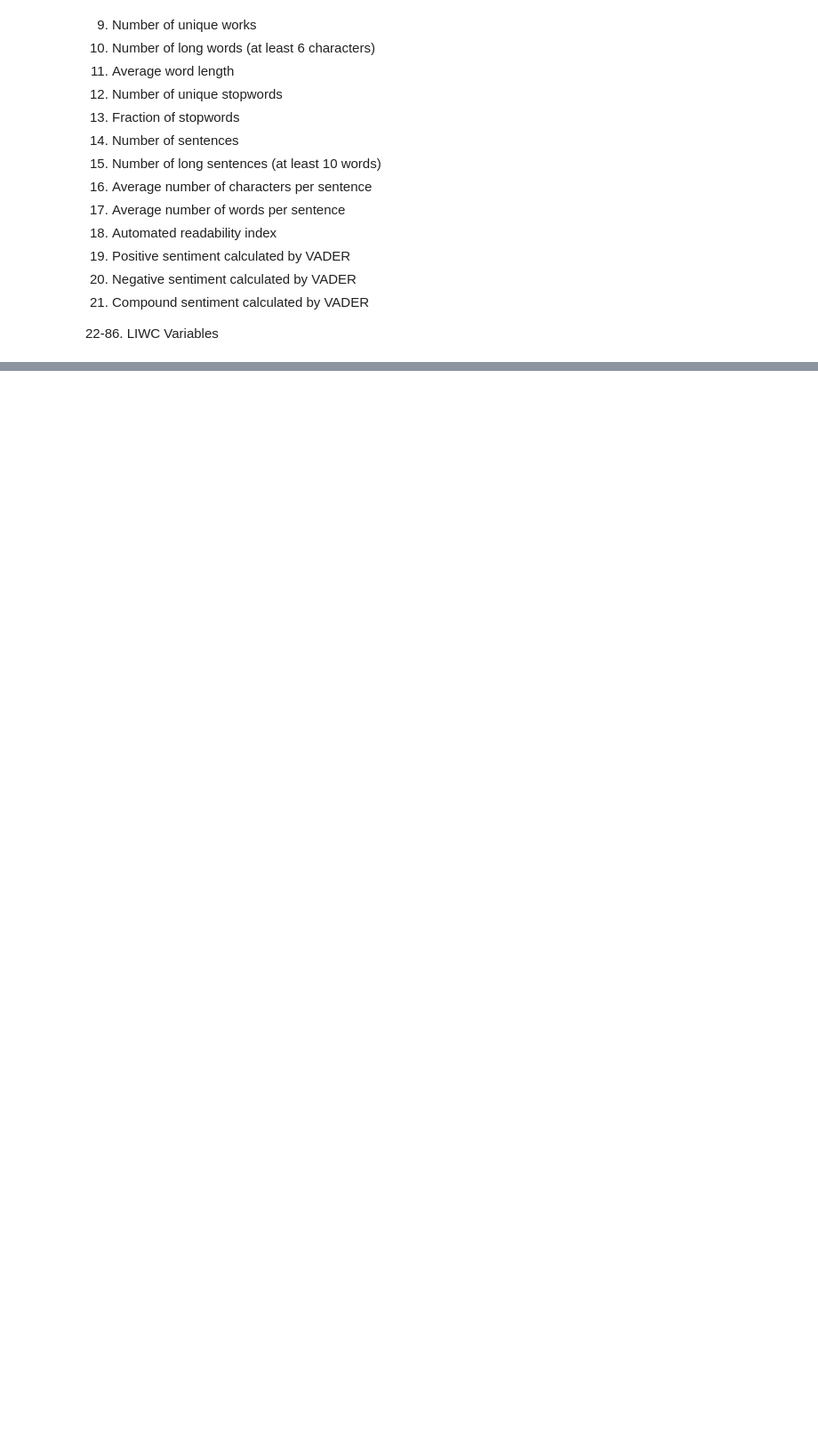
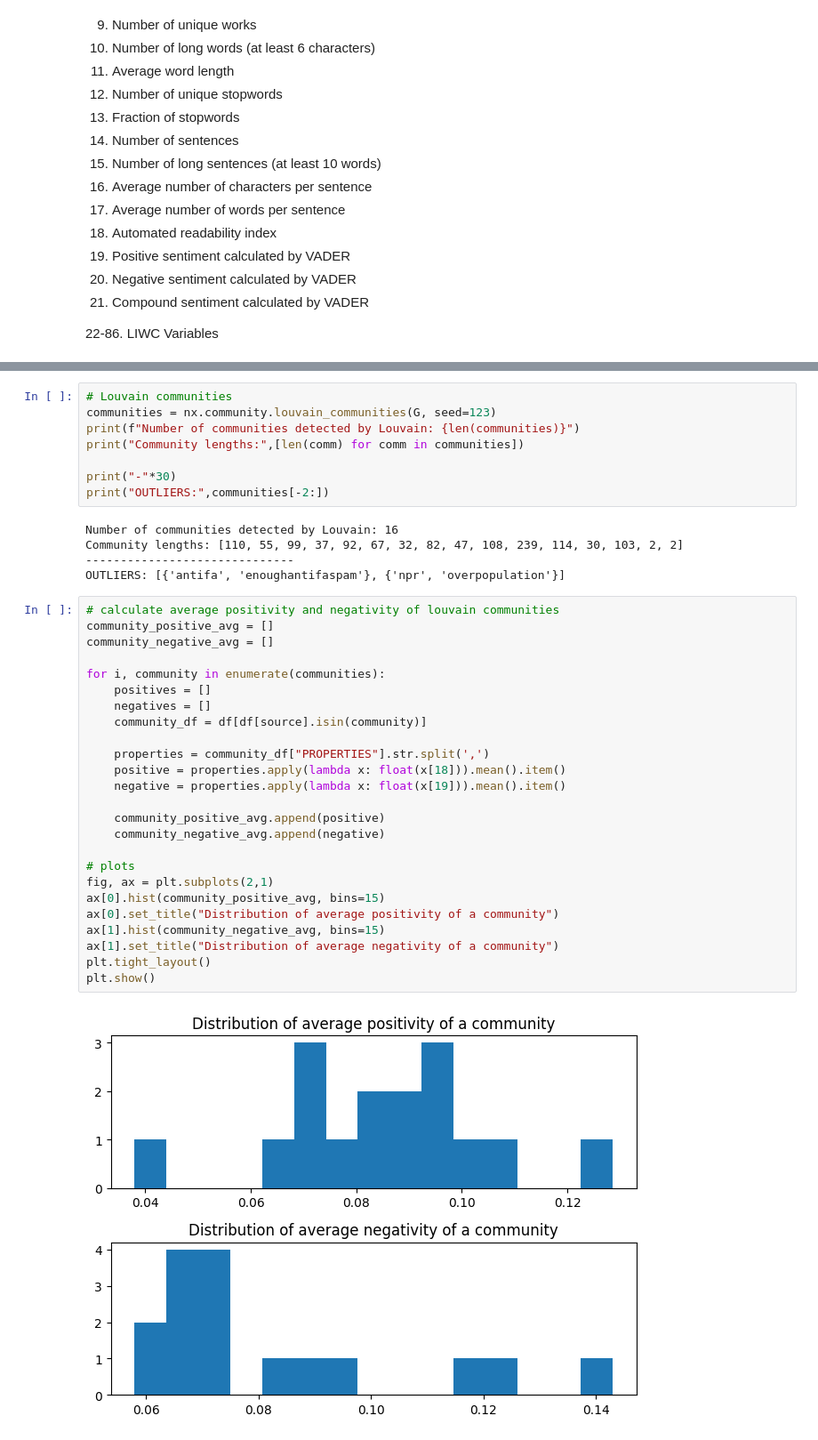
Before and after one commit to kehunter/stat236-subreddit-clustering, a Jupyter notebook: network_exploration.ipynb, the cells around one changed output, grey strips where cells are left out. Shown: that part at 89% size. Cells and saved outputs as stored; diff of their text form; blank space fills up the shorter version.

Commit message:
Avg positivity/negativity of louvain communities

```diff
--- a/network_exploration.ipynb
+++ b/network_exploration.ipynb
@@ -98,0 +103,40 @@ adj_matrix
+# %%
+# Louvain communities
+communities = nx.community.louvain_communities(G, seed=123)
+print(f"Number of communities detected by Louvain: {len(communities)}")
+print("Community lengths:",[len(comm) for comm in communities])
+
+print("-"*30)
+print("OUTLIERS:",communities[-2:])
+# %% [output]
+Number of communities detected by Louvain: 16
+Community lengths: [110, 55, 99, 37, 92, 67, 32, 82, 47, 108, 239, 114, 30, 103, 2, 2]
+------------------------------
+OUTLIERS: [{'antifa', 'enoughantifaspam'}, {'npr', 'overpopulation'}]
+# %%
+# calculate average positivity and negativity of louvain communities
+community_positive_avg = []
+community_negative_avg = []
+
+for i, community in enumerate(communities):
+    positives = []
+    negatives = []
+    community_df = df[df[source].isin(community)]
+
+    properties = community_df["PROPERTIES"].str.split(',')
+    positive = properties.apply(lambda x: float(x[18])).mean().item()
+    negative = properties.apply(lambda x: float(x[19])).mean().item()
+
+    community_positive_avg.append(positive)
+    community_negative_avg.append(negative)
+
+# plots
+fig, ax = plt.subplots(2,1)
+ax[0].hist(community_positive_avg, bins=15)
+ax[0].set_title("Distribution of average positivity of a community")
+ax[1].hist(community_negative_avg, bins=15)
+ax[1].set_title("Distribution of average negativity of a community")
+plt.tight_layout()
+plt.show()
+# %% [output]
+[figure, added]
```
Also changed, not shown: parts of 10 cells of this notebook.
